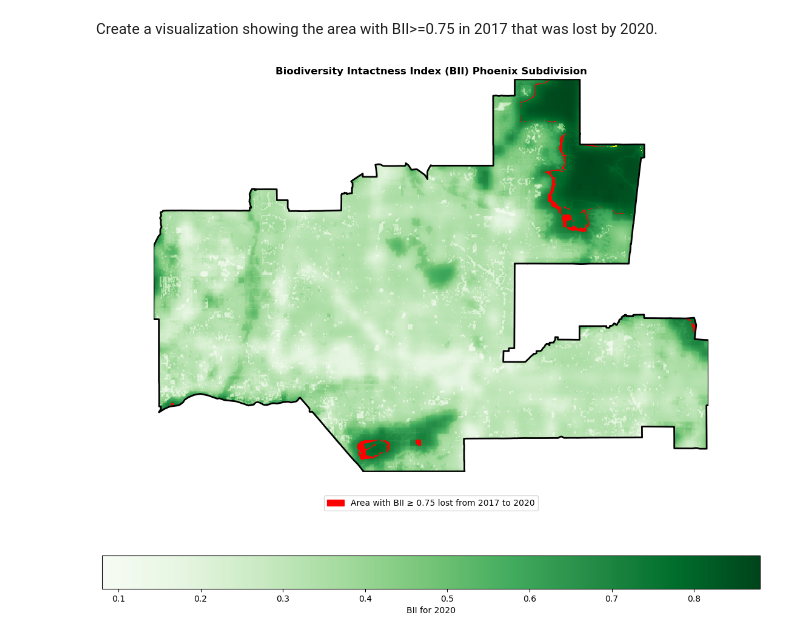
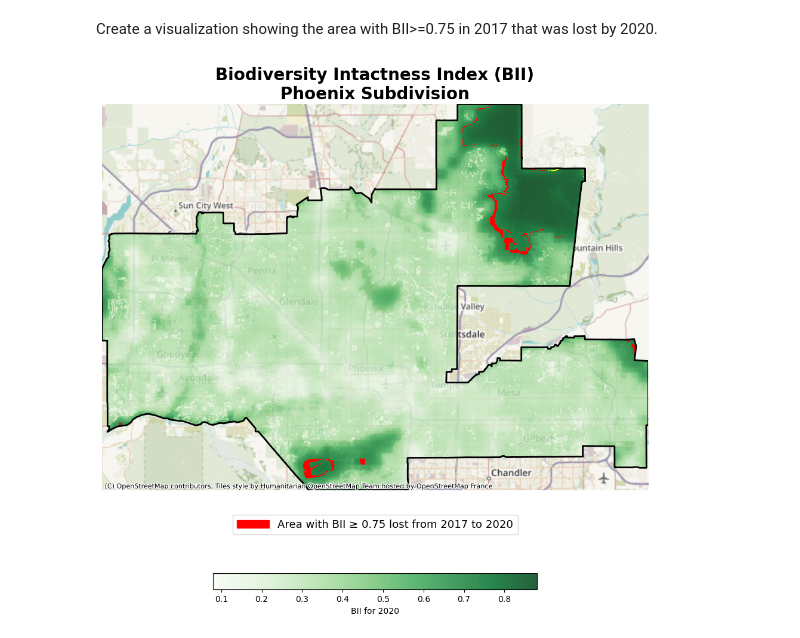
Before and after one commit to meganhessel/biodiversity_Phoenix_AZ, a Jupyter notebook: task2_biodiversity.ipynb, the cells around one changed output. Drawn from its saved outputs; the diff is of its cells as text; code cells hidden in the pictures.

```diff
--- a/task2_biodiversity.ipynb
+++ b/task2_biodiversity.ipynb
@@ -317,39 +318,56 @@ difference_na.plot()
 [figure]
 # %% [markdown]
 Create a visualization showing the area with BII>=0.75 in 2017 that was lost by 2020.
+# %%
+# Contextily (basemap) requires Web Mercator (EPSG:3857) CRS
+phoenix_3857 = phoenix.to_crs(3857)
+raster2020_clip_3857 = raster2020_clip.rio.reproject(3857)
+difference_na_3857 = difference_na.rio.reproject(3857)
 # %%
 # Plot of 2020 with changes from 2017
 fig, ax = plt.subplots(1, 1, figsize=(14, 12))
 
 # No axis
 ax.axis('off')
 
 # Add BII 2020 raster
-raster2020_clip.plot(ax = ax,
-                     cbar_kwargs = {'location': 'bottom', 'label':'BII for 2020'},
-                     cmap = "Greens")
+raster2020_clip_3857.plot(ax = ax,
+                     cbar_kwargs = {'location': 'bottom',
+                                    'label':'BII for 2020',
+                                    'shrink': 0.5},
+                     cmap = "Greens",
+                     alpha = 0.85
+                     )
 
 # Add the 2017-2020 BII >= 0.75 difference
-difference_na.plot(ax = ax,
+difference_na_3857.plot(ax = ax,
                    cmap = 'autumn_r',
                    add_colorbar = False
                     )
 
 # Add border line
-phoenix.plot(ax = ax,
+phoenix_3857.plot(ax = ax,
              edgecolor = 'black',
              facecolor='none',
              linewidth= 2)
 
 # Add legend for the difference
 legend_elements = [mpatches.Patch(facecolor='red', edgecolor='r',
                          label='Area with BII ≥ 0.75 lost from 2017 to 2020')]
 
-ax.legend(handles=legend_elements, loc='upper center', bbox_to_anchor=(0.5, -0.05), ncol=5)
+ax.legend(handles=legend_elements,
+          loc='upper center',
+          bbox_to_anchor=(0.5, -0.05),
+          ncol=5,
+          handlelength=3,
+          fontsize = 13)
 
 # Title
-ax.set_title("Biodiversity Intactness Index (BII) Phoenix Subdivision", fontweight = 'bold')
+ax.set_title("Biodiversity Intactness Index (BII)\nPhoenix Subdivision", fontweight = 'bold', fontsize = 20)
+
+# Add basemap
+ctx.add_basemap(ax)
 
 plt.show()
 # %% [output]
-[figure, old version]
+[figure, new version]
```
Also changed, not shown: parts of 4 cells of this notebook, 8 other files.
